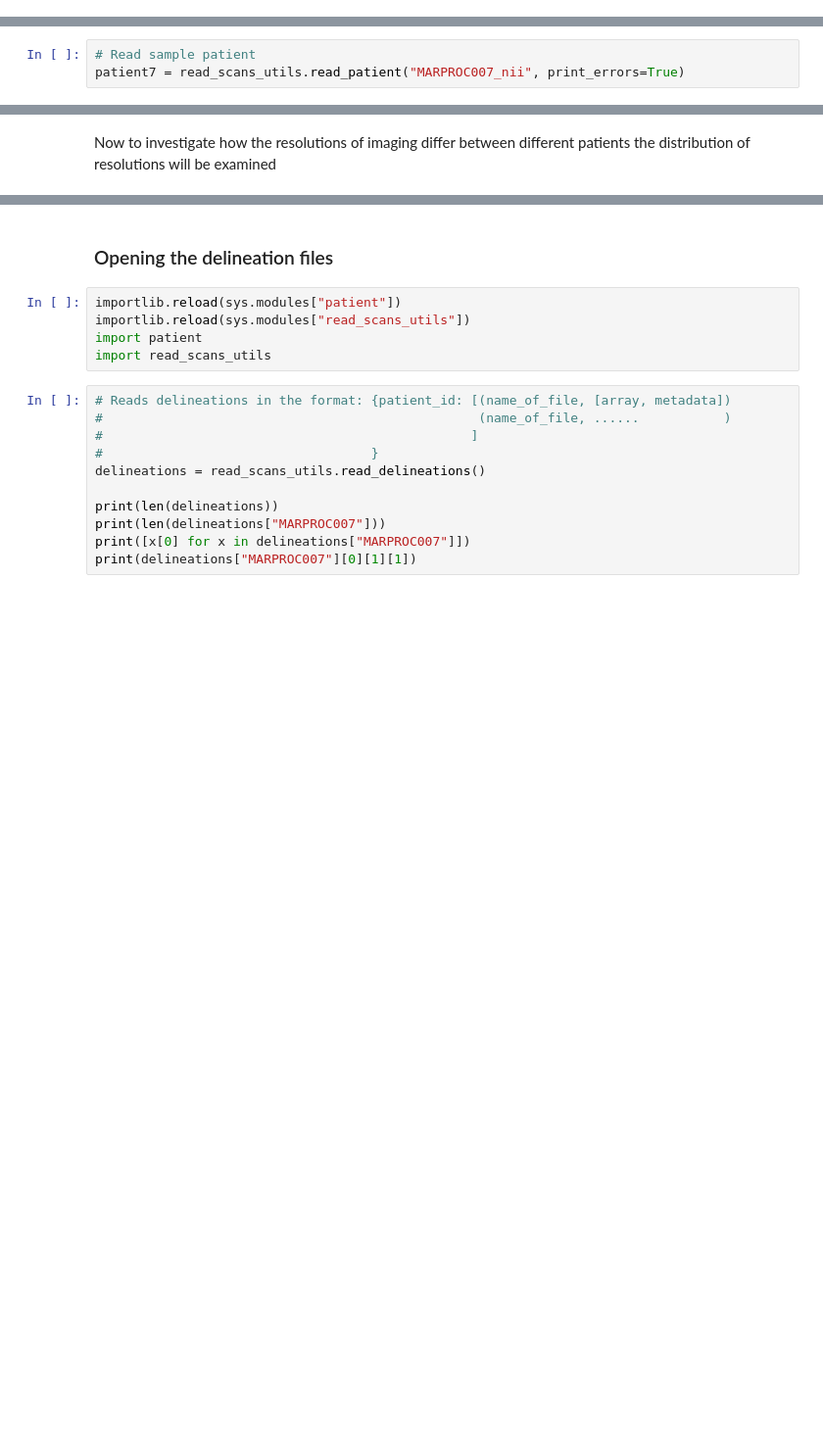
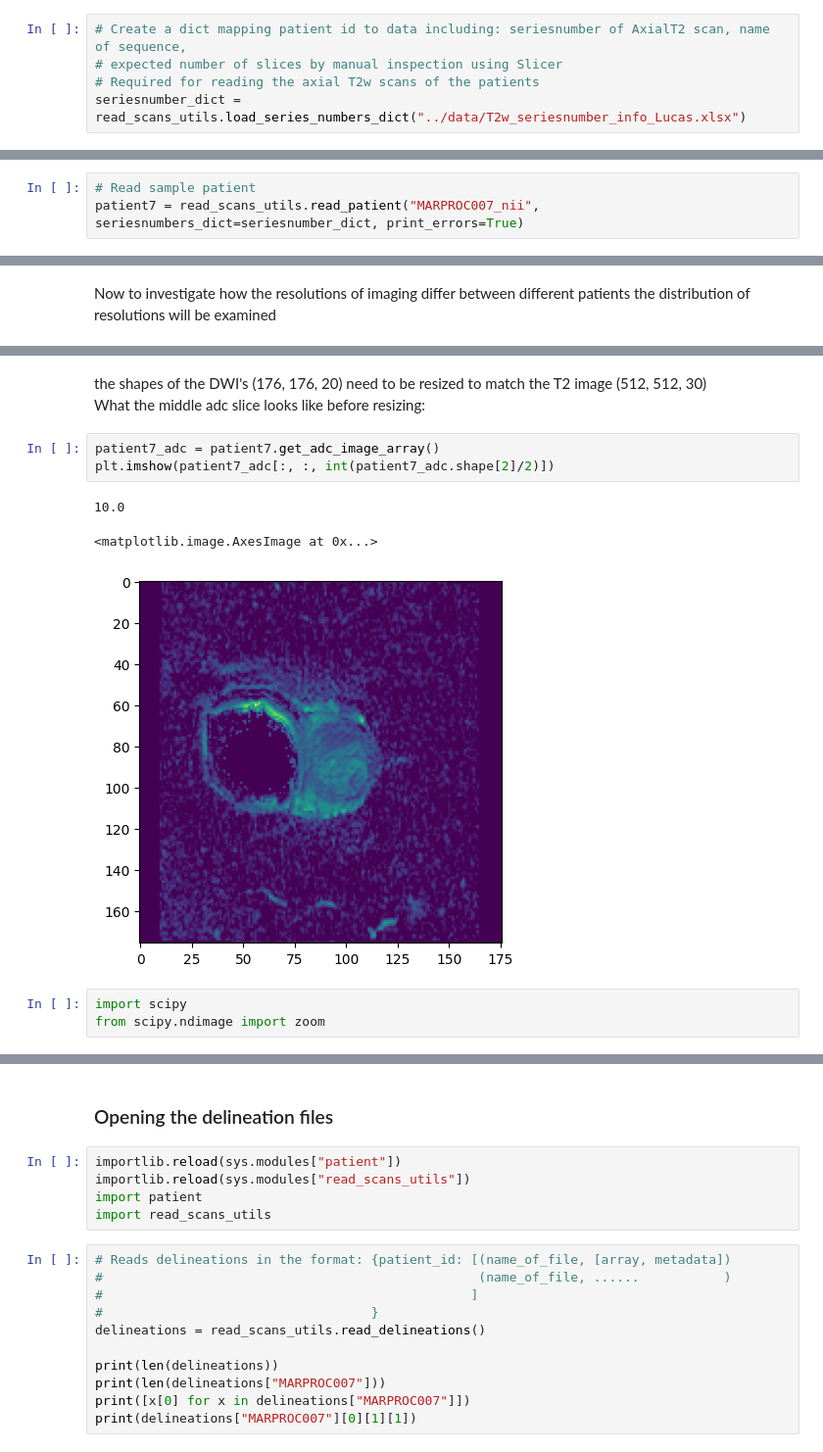
Before and after one commit to Looqes/pca_thesis_project, a Jupyter notebook: notebooks/eda.ipynb, the cells around one changed output, grey strips where cells are left out. Shown at 98% size. Cells and saved outputs as stored; diff of their text form; blank space fills up the shorter version.

Commit message:
Changed read patients function to use new excel & its seriesnumbers to do the reading. Also started on resizing the images. Using scipy's zoom for that for now.

```diff
--- a/notebooks/eda.ipynb
+++ b/notebooks/eda.ipynb
@@ -63,3 +60,8 @@ importlib.reload(sys.modules["patient"])
 importlib.reload(sys.modules["read_scans_utils"])
 import patient
 import read_scans_utils
+# %%
+# Create a dict mapping patient id to data including: seriesnumber of AxialT2 scan, name of sequence,
+# expected number of slices by manual inspection using Slicer
+# Required for reading the axial T2w scans of the patients
+seriesnumber_dict = read_scans_utils.load_series_numbers_dict("../data/T2w_seriesnumber_info_Lucas.xlsx")
@@ -66,6 +86,6 @@ import read_scans_utils
 # %%
 # Read sample patient
-patient7 = read_scans_utils.read_patient("MARPROC007_nii", print_errors=True)
+patient7 = read_scans_utils.read_patient("MARPROC007_nii", seriesnumbers_dict=seriesnumber_dict, print_errors=True)
 # %%
 # Extract & plot an axial T2 image
 axialt2_p7 = patient7.axialt2
@@ -151,0 +259,13 @@ Also important to note, is that the perfusion scans and adc scans overlap in the
+# %% [markdown]
+the shapes of the DWI's (176, 176, 20) need to be resized to match the T2 image (512, 512, 30) \
+What the middle adc slice looks like before resizing:
+# %%
+patient7_adc = patient7.get_adc_image_array()
+plt.imshow(patient7_adc[:, :, int(patient7_adc.shape[2]/2)])
+# %% [output]
+10.0
+<matplotlib.image.AxesImage at 0x...>
+[figure, added]
+# %%
+import scipy
+from scipy.ndimage import zoom
```
Also changed, not shown: parts of 16 cells of this notebook, 2 other files.
